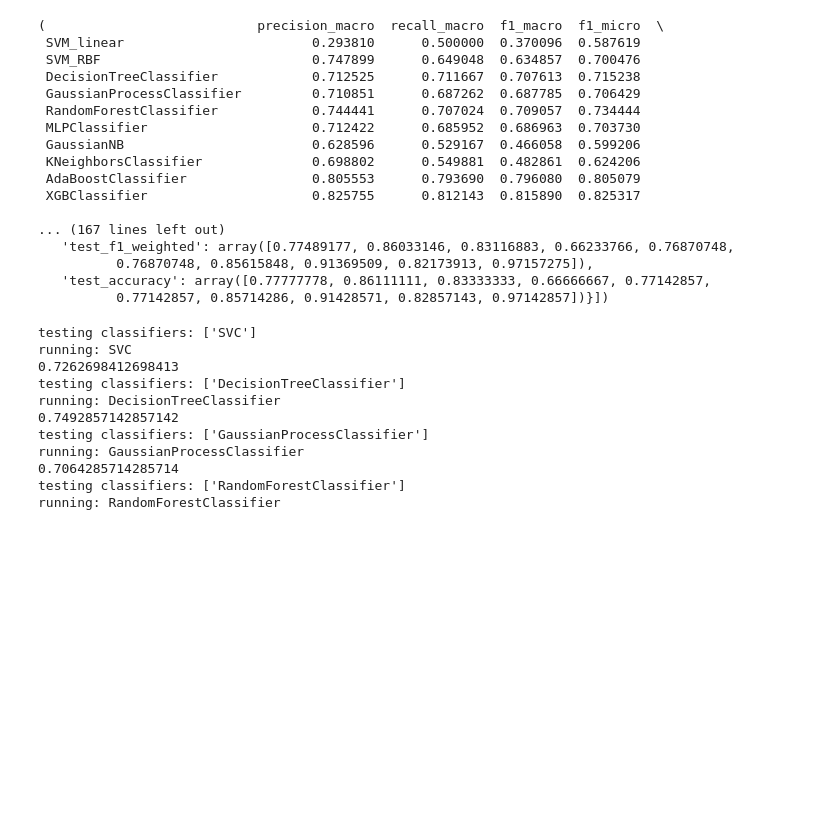
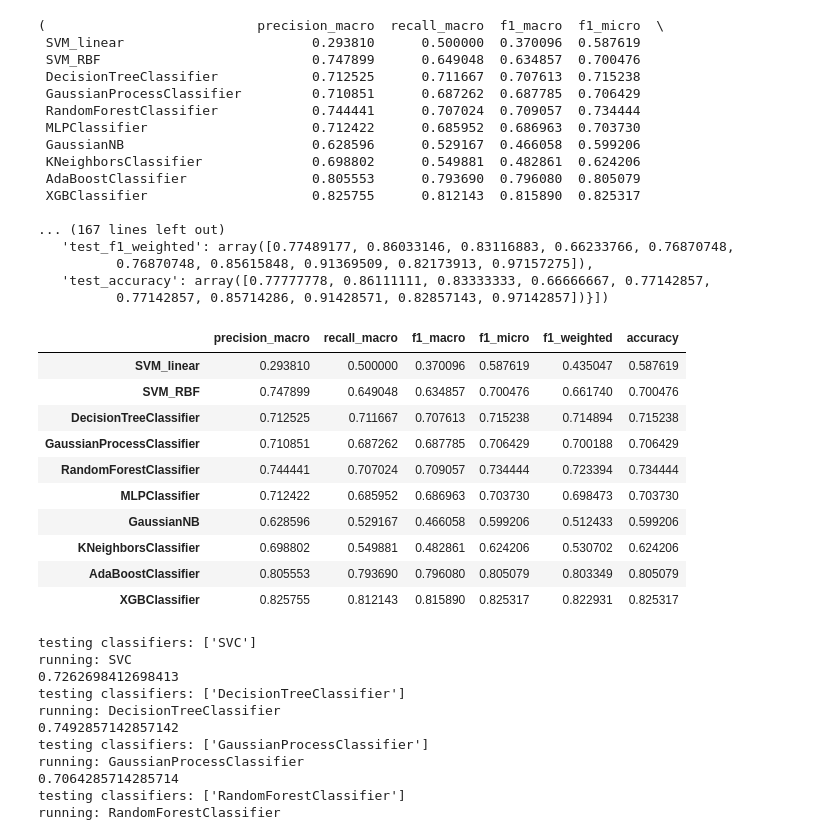
Before and after one commit to sashaaKr/thesis, a Jupyter notebook: notebooks/clean algorithm.ipynb, the cells around one changed output. Drawn from its saved outputs; the diff is of its cells as text; code cells hidden in the pictures; blank space fills up the shorter version.

Commit message:
preparation for 28.8 - run and save best classifiers

```diff
--- a/notebooks/clean algorithm.ipynb
+++ b/notebooks/clean algorithm.ipynb
@@ -41,8 +48,11 @@ zwickau_leftovers = dataReader.LeftoversCorpus(zwickau_corpus, london_corpus)
 len(list(filter(lambda x: len(x.split()) > 20, dataReader.LeftoversCorpus(london_corpus, zwickau_corpus).corpus)))
 # %% [output]
 157
+# %%
+def filter_short_p(corpus):
+    return list(filter(lambda x: len(x.split()) > 20, corpus))
 # %%
-london_leftofvers_long = list(filter(lambda x: len(x.split()) > 20, london_leftovers.corpus))
-zwickau_leftofvers_long = list(filter(lambda x: len(x.split()) > 20, zwickau_leftovers.corpus))
-burchard_lz_corpus_long = list(filter(lambda x: len(x.split()) > 20, burchard_corpus_lz.corpus))
-burchard_zl_corpus_long = list(filter(lambda x: len(x.split()) > 20, burchard_corpus_zl.corpus))
+london_leftofvers_long = filter_short_p(london_leftovers.corpus) # list(filter(lambda x: len(x.split()) > 20, london_leftovers.corpus))
+zwickau_leftofvers_long = filter_short_p(zwickau_leftovers.corpus) # list(filter(lambda x: len(x.split()) > 20, zwickau_leftovers.corpus))
+burchard_lz_corpus_long = filter_short_p(burchard_corpus_lz.corpus) # list(filter(lambda x: len(x.split()) > 20, burchard_corpus_lz.corpus))
+burchard_zl_corpus_long = filter_short_p(burchard_corpus_zl.corpus) # list(filter(lambda x: len(x.split()) > 20, burchard_corpus_zl.corpus))
@@ -94,6 +109,20 @@ burchard_lz_zwickau_result
           0.76870748, 0.85615848, 0.91369509, 0.82173913, 0.97157275]),
    'test_accuracy': array([0.77777778, 0.86111111, 0.83333333, 0.66666667, 0.77142857,
           0.77142857, 0.85714286, 0.91428571, 0.82857143, 0.97142857])}])
+# %%
+burchard_lz_zwickau_result[0]
+# %% [output]
+|  | precision_macro | recall_macro | f1_macro | f1_micro | f1_weighted | accuracy |
+| SVM_linear | 0.293810 | 0.500000 | 0.370096 | 0.587619 | 0.435047 | 0.587619 |
+| SVM_RBF | 0.747899 | 0.649048 | 0.634857 | 0.700476 | 0.661740 | 0.700476 |
+| DecisionTreeClassifier | 0.712525 | 0.711667 | 0.707613 | 0.715238 | 0.714894 | 0.715238 |
+| GaussianProcessClassifier | 0.710851 | 0.687262 | 0.687785 | 0.706429 | 0.700188 | 0.706429 |
+| RandomForestClassifier | 0.744441 | 0.707024 | 0.709057 | 0.734444 | 0.723394 | 0.734444 |
+| MLPClassifier | 0.712422 | 0.685952 | 0.686963 | 0.703730 | 0.698473 | 0.703730 |
+| GaussianNB | 0.628596 | 0.529167 | 0.466058 | 0.599206 | 0.512433 | 0.599206 |
+| KNeighborsClassifier | 0.698802 | 0.549881 | 0.482861 | 0.624206 | 0.530702 | 0.624206 |
+| AdaBoostClassifier | 0.805553 | 0.793690 | 0.796080 | 0.805079 | 0.803349 | 0.805079 |
+| XGBClassifier | 0.825755 | 0.812143 | 0.815890 | 0.825317 | 0.822931 | 0.825317 |
 # %%
 burchard_lz_zwickau_greed_rearch_resp = []
 for cls in [
```
Also changed, not shown: parts of 58 cells of this notebook, 8 other files.
